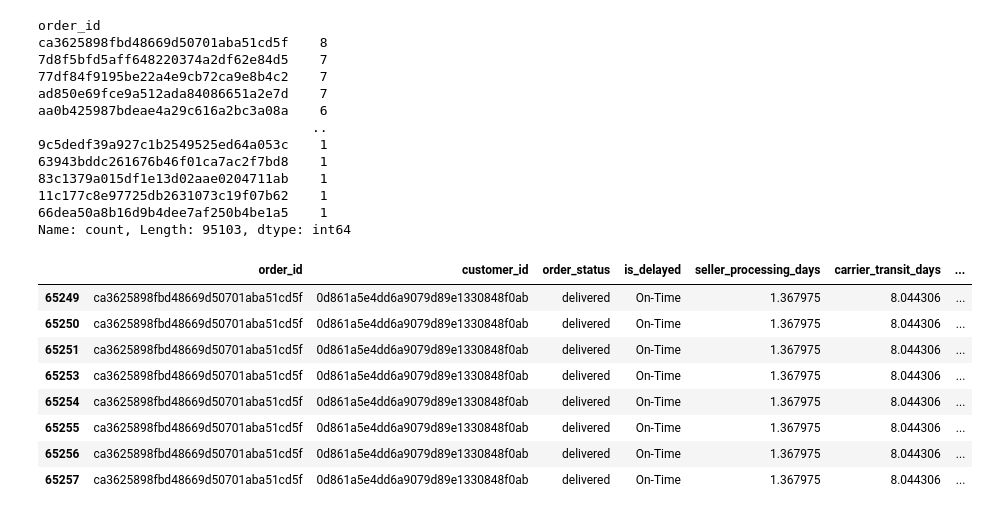
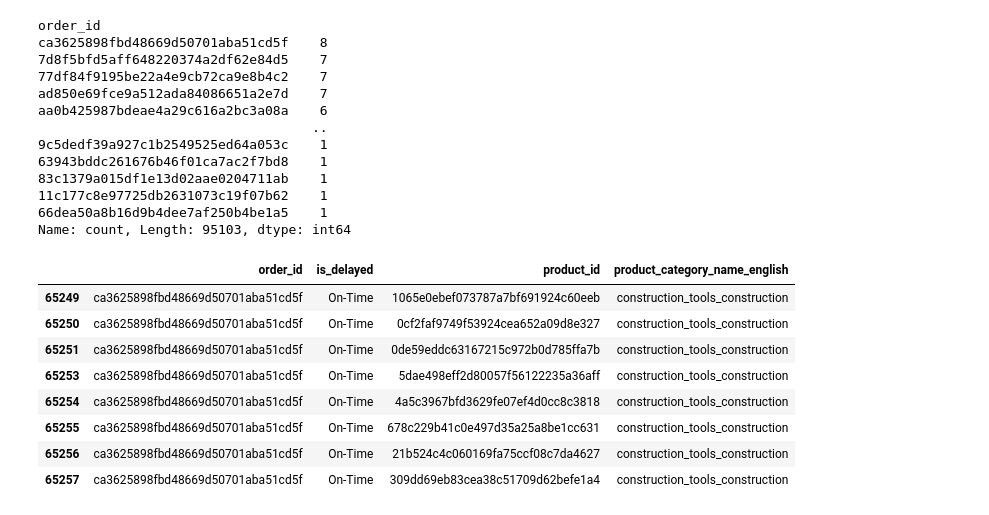
Before and after one commit to omkaryadav-11/olist-delivery-analysis, a Jupyter notebook: analysis.ipynb, the cells around one changed output. Saved outputs shown, nothing was run; the diff lists cells and outputs as text; code cells hidden in the pictures.

```diff
--- a/analysis.ipynb
+++ b/analysis.ipynb
@@ -985,9 +1002,9 @@ product_category_name_translation.duplicated().sum()
 # %% [output]
 np.int64(0)
 # %%
-sample=cleaned_df[['order_id','customer_id','order_status','is_delayed','seller_processing_days','carrier_transit_days']].\
-    merge(order_items[['order_id','seller_id','product_id']],on='order_id',how='inner')
-sample=sample.merge(customers_state,on='customer_id',how='inner')
-sample=sample.merge(sellers_state,on='seller_id',how='inner')
-sample.head()
+sample_prod_id=cleaned_df[['order_id','is_delayed',]].merge(order_items[['order_id','product_id']],on='order_id',how='inner')
+sample_prod_cat=sample_prod_id.merge(products[['product_id','product_category_name']],on='product_id',how='inner')
+final_sample=sample_prod_cat.merge(product_category_name_translation,on='product_category_name',how='left')
+final_sample.drop(columns=['product_category_name'],inplace=True)
+final_sample.head()
 # %% [output]
@@ -1003,3 +1037,3 @@ sample.head()
 # %%
-sample.drop_duplicates(inplace=True)
+final_sample.drop_duplicates(inplace=True)
 # %%
@@ -1023,14 +1057,14 @@ aa0b425987bdeae4a29c616a2bc3a08a    6
 66dea50a8b16d9b4dee7af250b4be1a5    1
 Name: count, Length: 95103, dtype: int64
 # %%
-sample[sample['order_id']=="ca3625898fbd48669d50701aba51cd5f"]
+final_sample[final_sample['order_id']=="ca3625898fbd48669d50701aba51cd5f"]
 # %% [output]
-|  | order_id | customer_id | order_status | is_delayed | seller_processing_days | carrier_transit_days | ... |
-| 65249 | ca3625898fbd48669d50701aba51cd5f | 0d861a5e4dd6a9079d89e1330848f0ab | delivered | On-Time | 1.367975 | 8.044306 | ... |
-| 65250 | ca3625898fbd48669d50701aba51cd5f | 0d861a5e4dd6a9079d89e1330848f0ab | delivered | On-Time | 1.367975 | 8.044306 | ... |
-| 65251 | ca3625898fbd48669d50701aba51cd5f | 0d861a5e4dd6a9079d89e1330848f0ab | delivered | On-Time | 1.367975 | 8.044306 | ... |
-| 65253 | ca3625898fbd48669d50701aba51cd5f | 0d861a5e4dd6a9079d89e1330848f0ab | delivered | On-Time | 1.367975 | 8.044306 | ... |
-| 65254 | ca3625898fbd48669d50701aba51cd5f | 0d861a5e4dd6a9079d89e1330848f0ab | delivered | On-Time | 1.367975 | 8.044306 | ... |
-| 65255 | ca3625898fbd48669d50701aba51cd5f | 0d861a5e4dd6a9079d89e1330848f0ab | delivered | On-Time | 1.367975 | 8.044306 | ... |
-| 65256 | ca3625898fbd48669d50701aba51cd5f | 0d861a5e4dd6a9079d89e1330848f0ab | delivered | On-Time | 1.367975 | 8.044306 | ... |
-| 65257 | ca3625898fbd48669d50701aba51cd5f | 0d861a5e4dd6a9079d89e1330848f0ab | delivered | On-Time | 1.367975 | 8.044306 | ... |
+|  | order_id | is_delayed | product_id | product_category_name_english |
+| 65249 | ca3625898fbd48669d50701aba51cd5f | On-Time | 1065e0ebef073787a7bf691924c60eeb | construction_tools_construction |
+| 65250 | ca3625898fbd48669d50701aba51cd5f | On-Time | 0cf2faf9749f53924cea652a09d8e327 | construction_tools_construction |
+| 65251 | ca3625898fbd48669d50701aba51cd5f | On-Time | 0de59eddc63167215c972b0d785ffa7b | construction_tools_construction |
+| 65253 | ca3625898fbd48669d50701aba51cd5f | On-Time | 5dae498eff2d80057f56122235a36aff | construction_tools_construction |
+| 65254 | ca3625898fbd48669d50701aba51cd5f | On-Time | 4a5c3967bfd3629fe07ef4d0cc8c3818 | construction_tools_construction |
+| 65255 | ca3625898fbd48669d50701aba51cd5f | On-Time | 678c229b41c0e497d35a25a8be1cc631 | construction_tools_construction |
+| 65256 | ca3625898fbd48669d50701aba51cd5f | On-Time | 21b524c4c060169fa75ccf08c7da4627 | construction_tools_construction |
+| 65257 | ca3625898fbd48669d50701aba51cd5f | On-Time | 309dd69eb83cea38c51709d62befe1a4 | construction_tools_construction |
```
Also changed, not shown: parts of 23 cells of this notebook.
